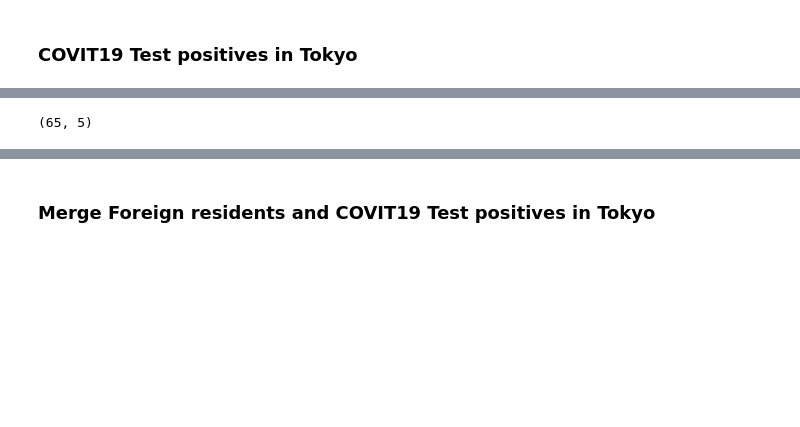
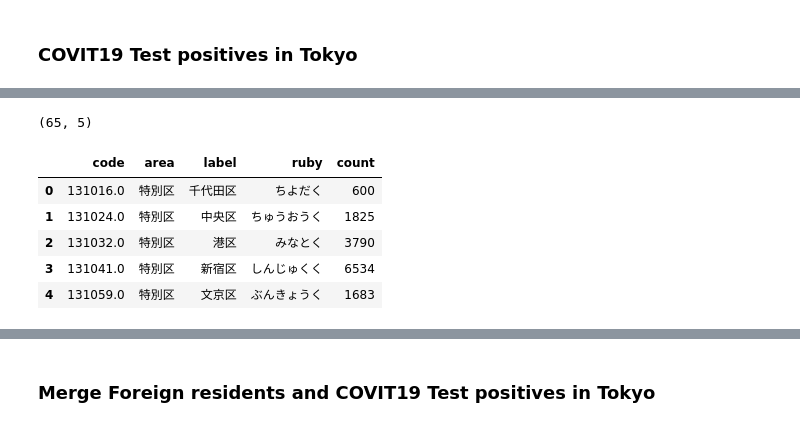
Before and after one commit to taakuu/Coursera_Capstone, a Jupyter notebook: Week4-5_The_Battle_of_Neighborhoods/Week5-The-Battle-of-Neighborhoods.ipynb, the cells around one changed output, grey strips where cells are left out. Drawn from its saved outputs; the diff is of its cells as text; code cells hidden in the pictures; blank space fills up the shorter version.

```diff
--- a/Week4-5_The_Battle_of_Neighborhoods/Week5-The-Battle-of-Neighborhoods.ipynb
+++ b/Week4-5_The_Battle_of_Neighborhoods/Week5-The-Battle-of-Neighborhoods.ipynb
@@ -230,13 +230,19 @@ Download completed
 # %%
 import json
 fd = open('covit19_tokyo.json', mode='r')
 d = json.load(fd)
 s_target = json.dumps(d['datasets']['data'])
 covit = pd.read_json(s_target)
 print(covit.shape)
-#covit
+covit.head()
 # %% [output]
 (65, 5)
+|  | code | area | label | ruby | count |
+| 0 | 131016.0 | 特別区 | 千代田区 | ちよだく | 600 |
+| 1 | 131024.0 | 特別区 | 中央区 | ちゅうおうく | 1825 |
+| 2 | 131032.0 | 特別区 | 港区 | みなとく | 3790 |
+| 3 | 131041.0 | 特別区 | 新宿区 | しんじゅくく | 6534 |
+| 4 | 131059.0 | 特別区 | 文京区 | ぶんきょうく | 1683 |
 # %%
 covit.dropna(subset=['code'],inplace=True)
 covit.drop(columns=covit.columns[[1,3]], inplace=True)
```
Also changed, not shown: parts of 30 cells of this notebook.
